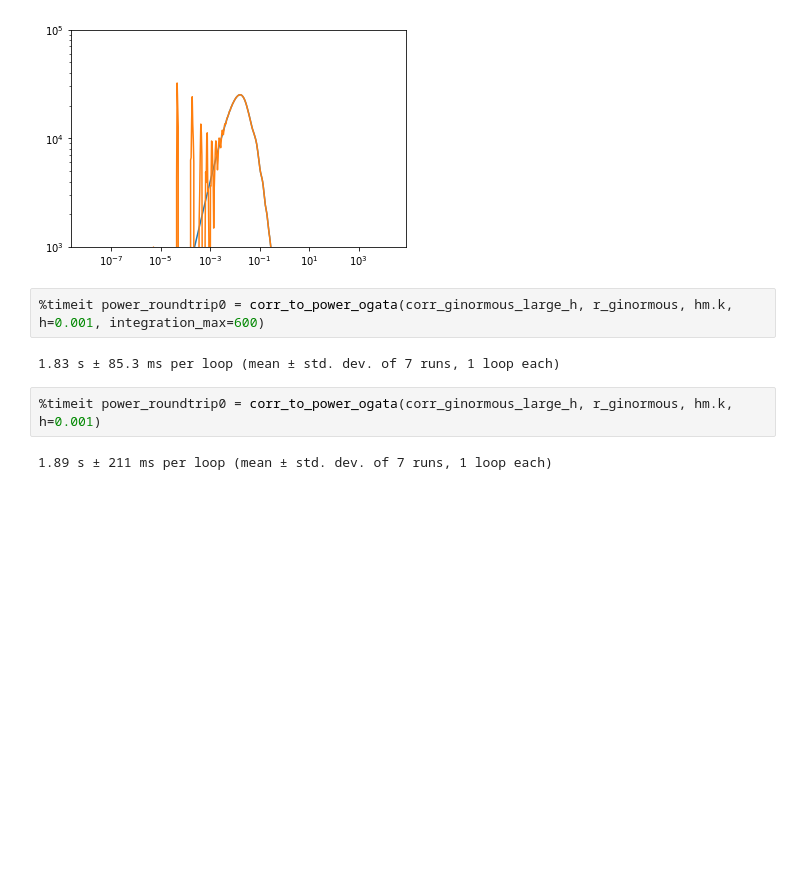
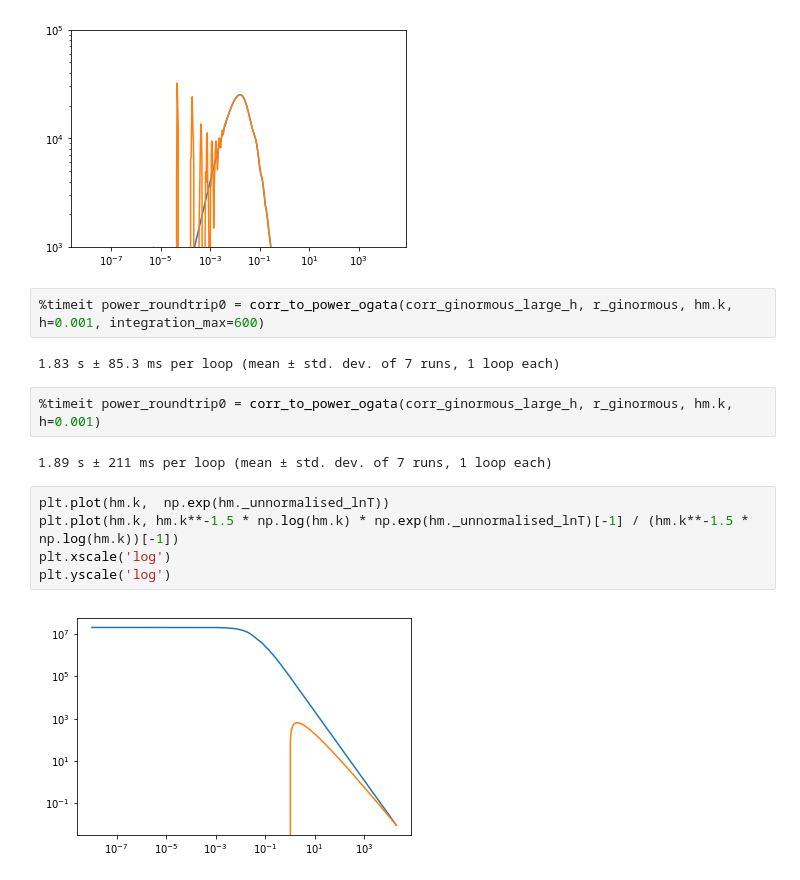
Before and after one commit to halomod/halomod, a Jupyter notebook: devel/robust_hankel_transforms.ipynb, the cells around one changed output. Drawn from its saved outputs; the diff is of its cells as text; blank space fills up the shorter version.

```diff
--- a/devel/robust_hankel_transforms.ipynb
+++ b/devel/robust_hankel_transforms.ipynb
@@ -822,3 +822,10 @@ plt.ylim(1e3, 1e5)
 %timeit power_roundtrip0 = corr_to_power_ogata(corr_ginormous_large_h, r_ginormous, hm.k, h=0.001)
 # %% [output]
 1.89 s ± 211 ms per loop (mean ± std. dev. of 7 runs, 1 loop each)
+# %%
+plt.plot(hm.k,  np.exp(hm._unnormalised_lnT))
+plt.plot(hm.k, hm.k**-1.5 * np.log(hm.k) * np.exp(hm._unnormalised_lnT)[-1] / (hm.k**-1.5 * np.log(hm.k))[-1])
+plt.xscale('log')
+plt.yscale('log')
+# %% [output]
+[figure, added]
```
Also changed, not shown: 6 other files.
